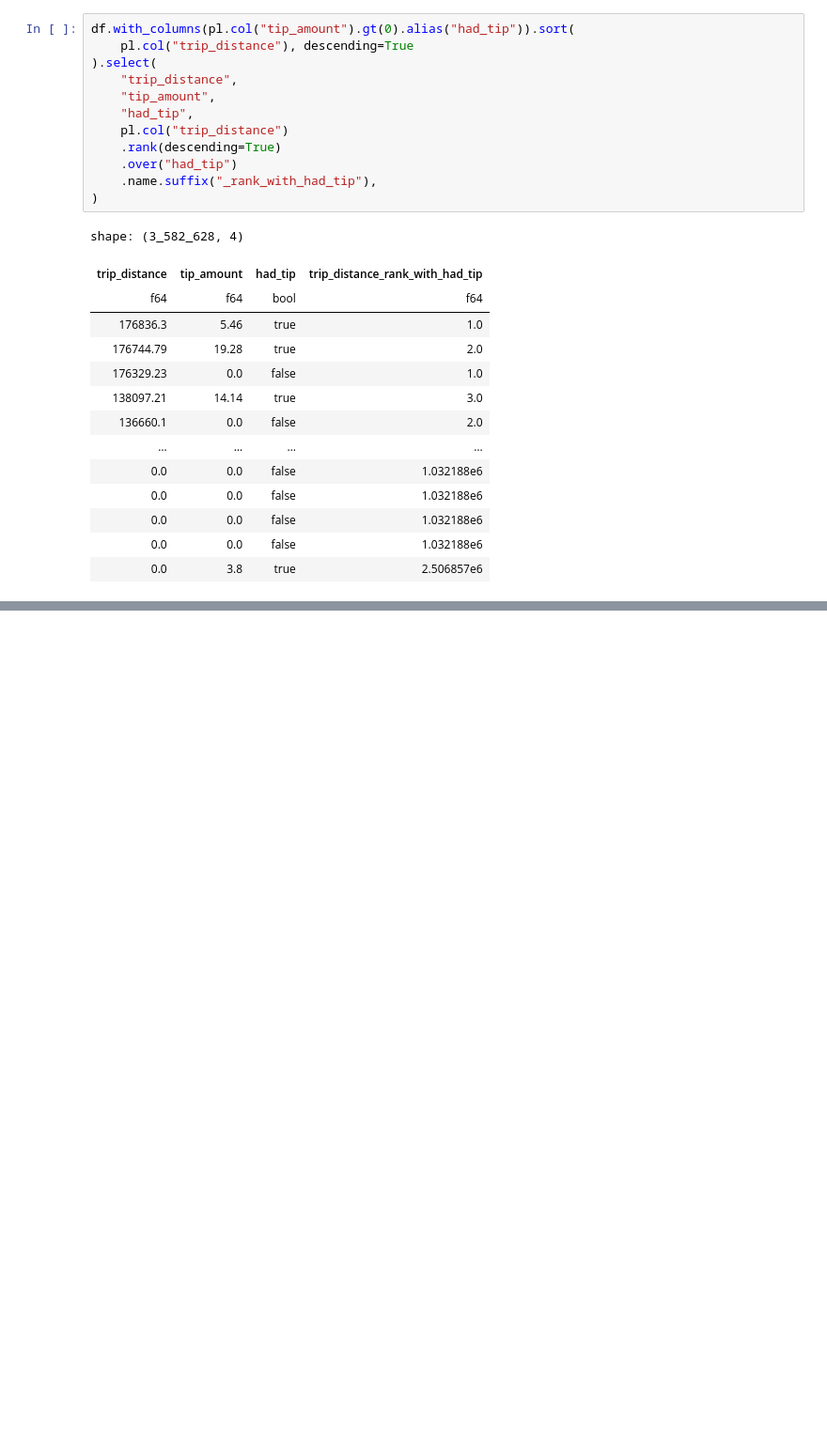
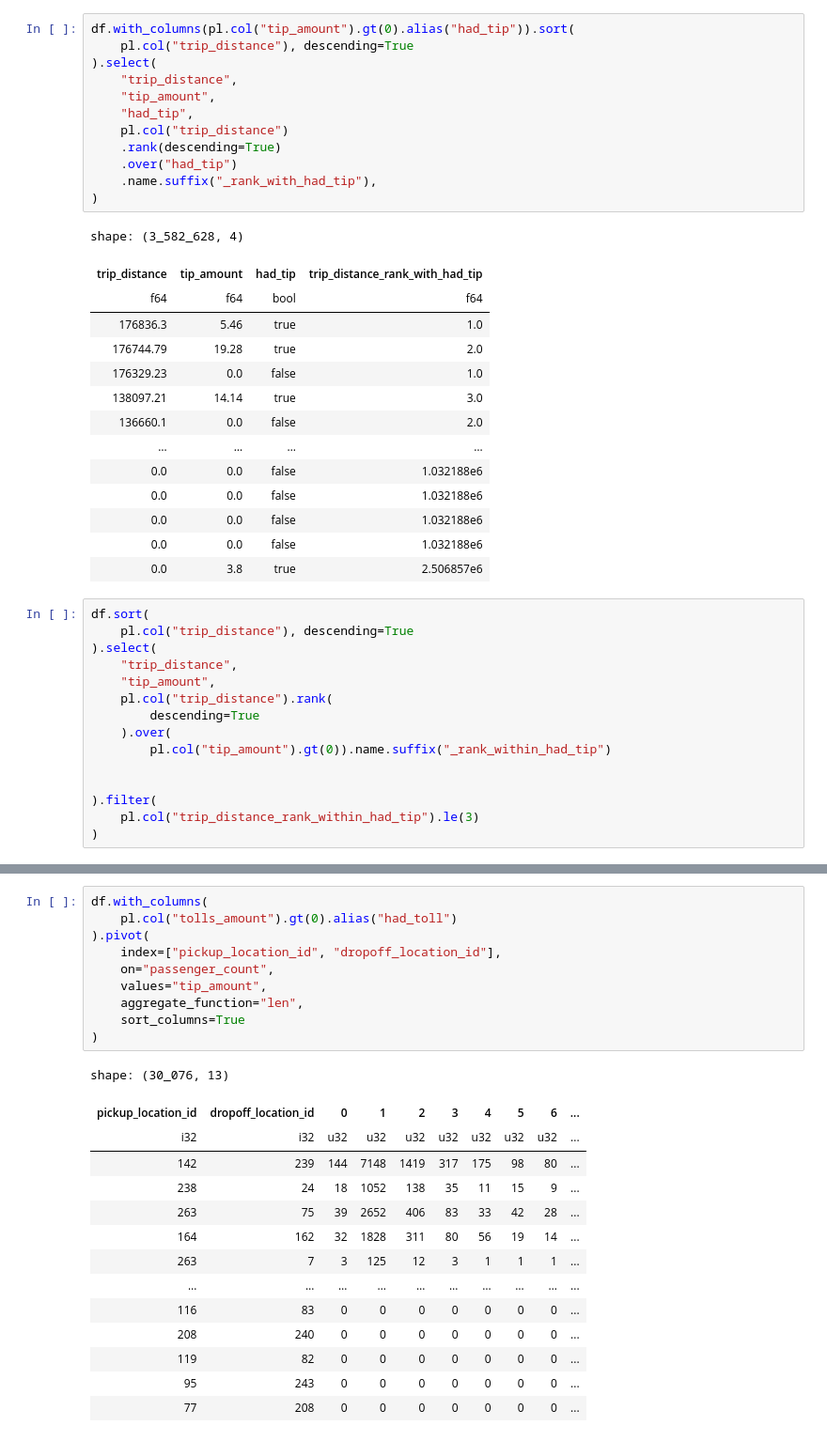
Before and after one commit to NaveenKumarReddy8/polars-for-data-science, a Jupyter notebook: polars_for_data_science/module_5.ipynb, the cells around one changed output, grey strips where cells are left out. Shown: that part at 94% size. Cells and saved outputs as stored; diff of their text form; blank space fills up the shorter version.

```diff
--- a/polars_for_data_science/module_5.ipynb
+++ b/polars_for_data_science/module_5.ipynb
@@ -141,3 +141,18 @@ shape: (3_582_628, 4)
 | 0.0 | 0.0 | false | 1.032188e6 |
 | 0.0 | 0.0 | false | 1.032188e6 |
 | 0.0 | 3.8 | true | 2.506857e6 |
+# %%
+df.sort(
+    pl.col("trip_distance"), descending=True
+).select(
+    "trip_distance",
+    "tip_amount",
+    pl.col("trip_distance").rank(
+        descending=True
+    ).over(
+        pl.col("tip_amount").gt(0)).name.suffix("_rank_within_had_tip")
+
+
+).filter(
+    pl.col("trip_distance_rank_within_had_tip").le(3)
+)
@@ -143,0 +203,25 @@ shape: (3_582_628, 4)
+# %%
+df.with_columns(
+    pl.col("tolls_amount").gt(0).alias("had_toll")
+).pivot(
+    index=["pickup_location_id", "dropoff_location_id"],
+    on="passenger_count",
+    values="tip_amount",
+    aggregate_function="len",
+    sort_columns=True
+)
+# %% [output]
+shape: (30_076, 13)
+| pickup_location_id | dropoff_location_id | 0 | 1 | 2 | 3 | 4 | 5 | 6 | ... |
+| i32 | i32 | u32 | u32 | u32 | u32 | u32 | u32 | u32 | ... |
+| 142 | 239 | 144 | 7148 | 1419 | 317 | 175 | 98 | 80 | ... |
+| 238 | 24 | 18 | 1052 | 138 | 35 | 11 | 15 | 9 | ... |
+| 263 | 75 | 39 | 2652 | 406 | 83 | 33 | 42 | 28 | ... |
+| 164 | 162 | 32 | 1828 | 311 | 80 | 56 | 19 | 14 | ... |
+| 263 | 7 | 3 | 125 | 12 | 3 | 1 | 1 | 1 | ... |
+| … | … | … | … | … | … | … | … | … | ... |
+| 116 | 83 | 0 | 0 | 0 | 0 | 0 | 0 | 0 | ... |
+| 208 | 240 | 0 | 0 | 0 | 0 | 0 | 0 | 0 | ... |
+| 119 | 82 | 0 | 0 | 0 | 0 | 0 | 0 | 0 | ... |
+| 95 | 243 | 0 | 0 | 0 | 0 | 0 | 0 | 0 | ... |
+| 77 | 208 | 0 | 0 | 0 | 0 | 0 | 0 | 0 | ... |
```
Also changed, not shown: parts of 5 cells of this notebook, 3 other files.
